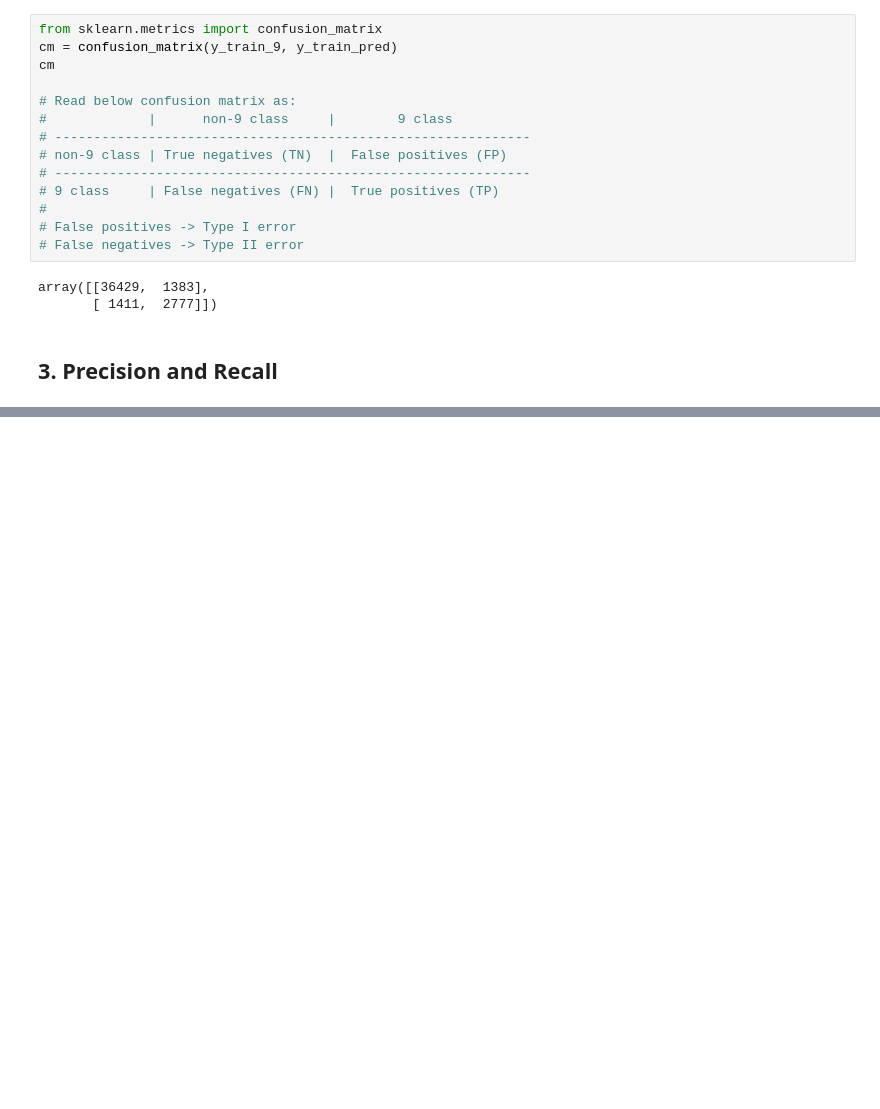
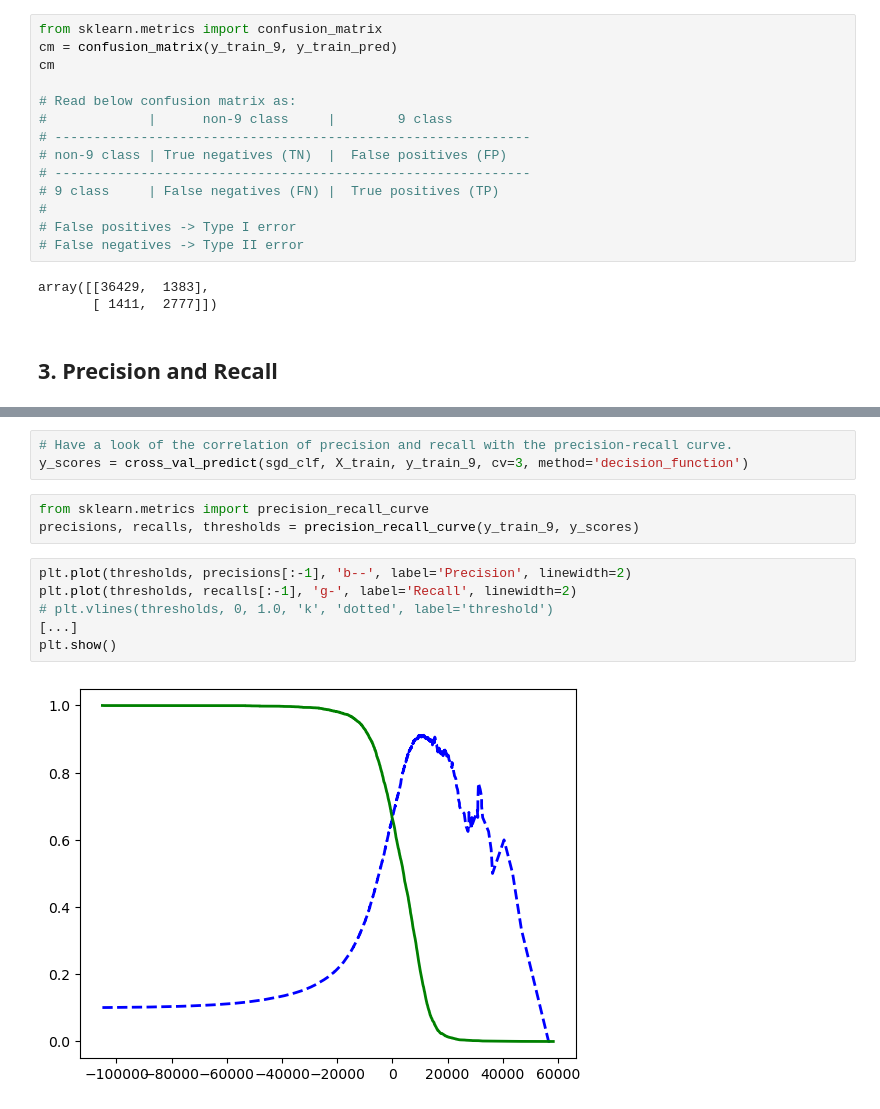
Before and after one commit to daredevil0905/kaggle, a Jupyter notebook: mnist-sklearn.ipynb, the cells around one changed output, grey strips where cells are left out. Saved outputs shown, nothing was run; the diff lists cells and outputs as text; blank space fills up the shorter version.

Commit message:
Kaggle Notebook | MNIST_Sklearn | Version 3

```diff
--- a/mnist-sklearn.ipynb
+++ b/mnist-sklearn.ipynb
@@ -129,0 +149,14 @@ array([[36429,  1383],
+# %%
+# Have a look of the correlation of precision and recall with the precision-recall curve.
+y_scores = cross_val_predict(sgd_clf, X_train, y_train_9, cv=3, method='decision_function')
+# %%
+from sklearn.metrics import precision_recall_curve
+precisions, recalls, thresholds = precision_recall_curve(y_train_9, y_scores)
+# %%
+plt.plot(thresholds, precisions[:-1], 'b--', label='Precision', linewidth=2)
+plt.plot(thresholds, recalls[:-1], 'g-', label='Recall', linewidth=2)
+# plt.vlines(thresholds, 0, 1.0, 'k', 'dotted', label='threshold')
+[...]
+plt.show()
+# %% [output]
+[figure, added]
```
Also changed, not shown: parts of 8 cells of this notebook.
